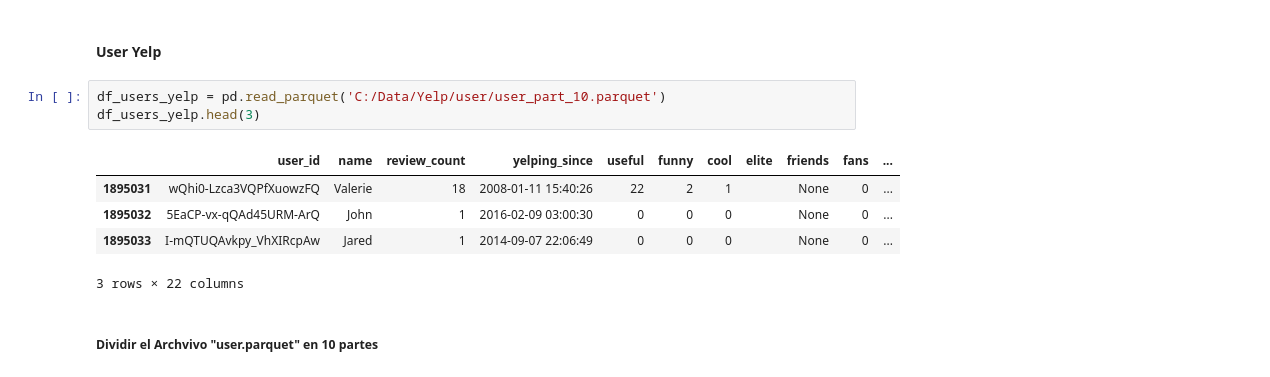
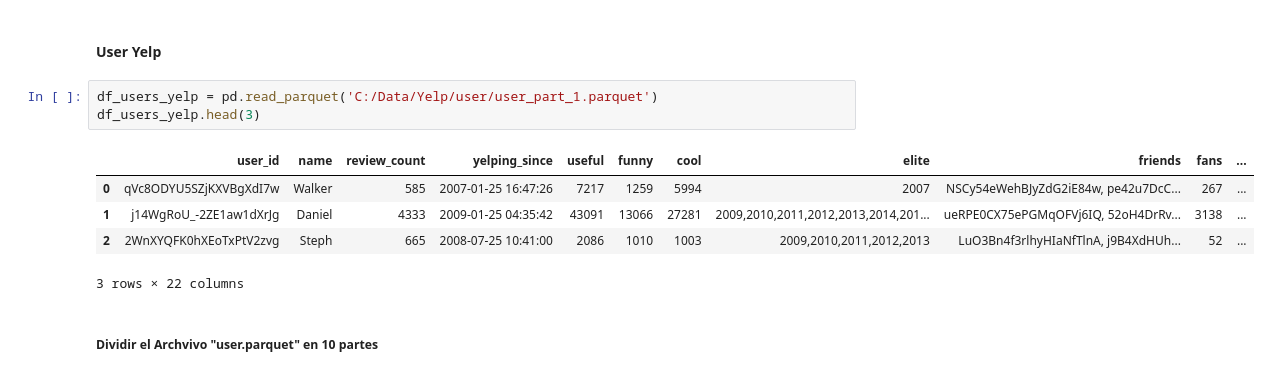
Before and after one commit to nelvinvelazco/GCP, a Jupyter notebook: ETL_yelp_tips_users.ipynb, the cells around one changed output. Saved outputs shown, nothing was run; the diff lists cells and outputs as text.

```diff
--- a/ETL_yelp_tips_users.ipynb
+++ b/ETL_yelp_tips_users.ipynb
@@ -44,13 +44,13 @@ df_tip_yelp.head()
 # %% [markdown]
 #### User Yelp
 # %%
-df_users_yelp = pd.read_parquet('C:/Data/Yelp/user/user_part_10.parquet')
+df_users_yelp = pd.read_parquet('C:/Data/Yelp/user/user_part_1.parquet')
 df_users_yelp.head(3)
 # %% [output]
 |  | user_id | name | review_count | yelping_since | useful | funny | cool | elite | friends | fans | ... |
-| 1895031 | wQhi0-Lzca3VQPfXuowzFQ | Valerie | 18 | 2008-01-11 15:40:26 | 22 | 2 | 1 |  | None | 0 | ... |
-| 1895032 | 5EaCP-vx-qQAd45URM-ArQ | John | 1 | 2016-02-09 03:00:30 | 0 | 0 | 0 |  | None | 0 | ... |
-| 1895033 | I-mQTUQAvkpy_VhXIRcpAw | Jared | 1 | 2014-09-07 22:06:49 | 0 | 0 | 0 |  | None | 0 | ... |
+| 0 | qVc8ODYU5SZjKXVBgXdI7w | Walker | 585 | 2007-01-25 16:47:26 | 7217 | 1259 | 5994 | 2007 | NSCy54eWehBJyZdG2iE84w, pe42u7DcC... | 267 | ... |
+| 1 | j14WgRoU_-2ZE1aw1dXrJg | Daniel | 4333 | 2009-01-25 04:35:42 | 43091 | 13066 | 27281 | 2009,2010,2011,2012,2013,2014,201... | ueRPE0CX75ePGMqOFVj6IQ, 52oH4DrRv... | 3138 | ... |
+| 2 | 2WnXYQFK0hXEoTxPtV2zvg | Steph | 665 | 2008-07-25 10:41:00 | 2086 | 1010 | 1003 | 2009,2010,2011,2012,2013 | LuO3Bn4f3rlhyHIaNfTlnA, j9B4XdHUh... | 52 | ... |
 3 rows × 22 columns
 # %% [markdown]
 ##### Dividir el Archvivo "user.parquet" en 10 partes
```
Also changed, not shown: parts of 3 cells of this notebook, 3 other files.
